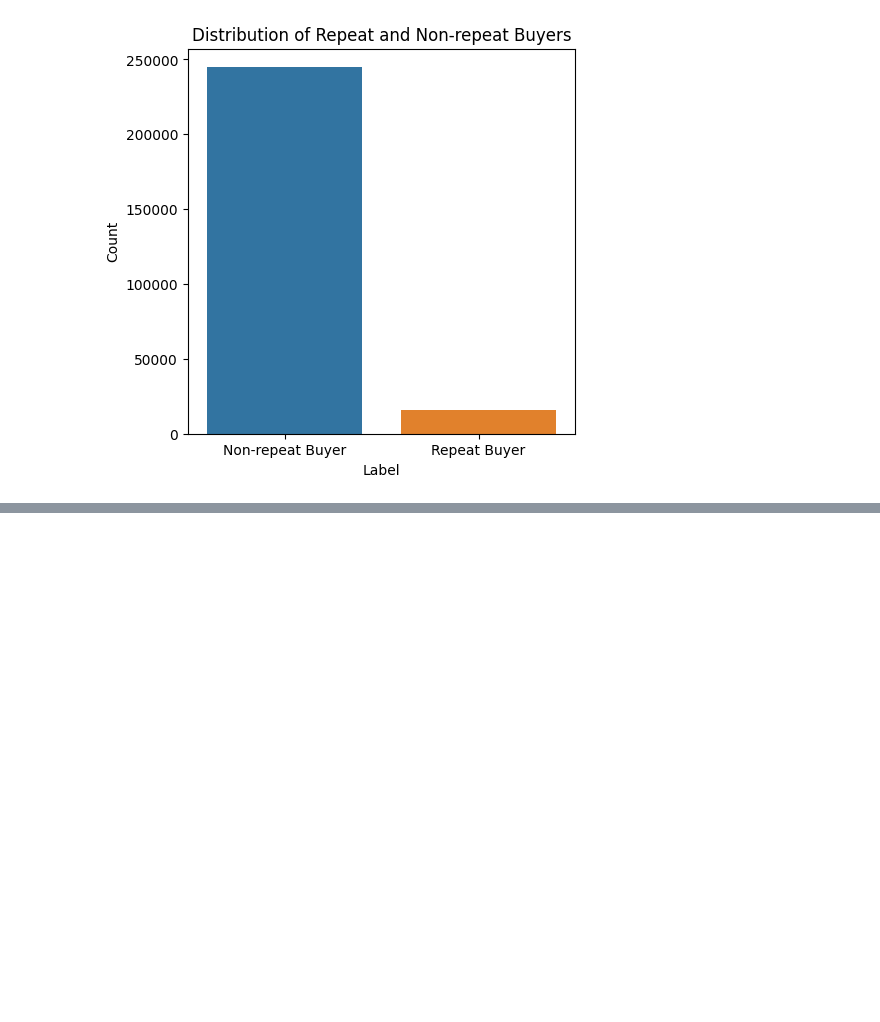
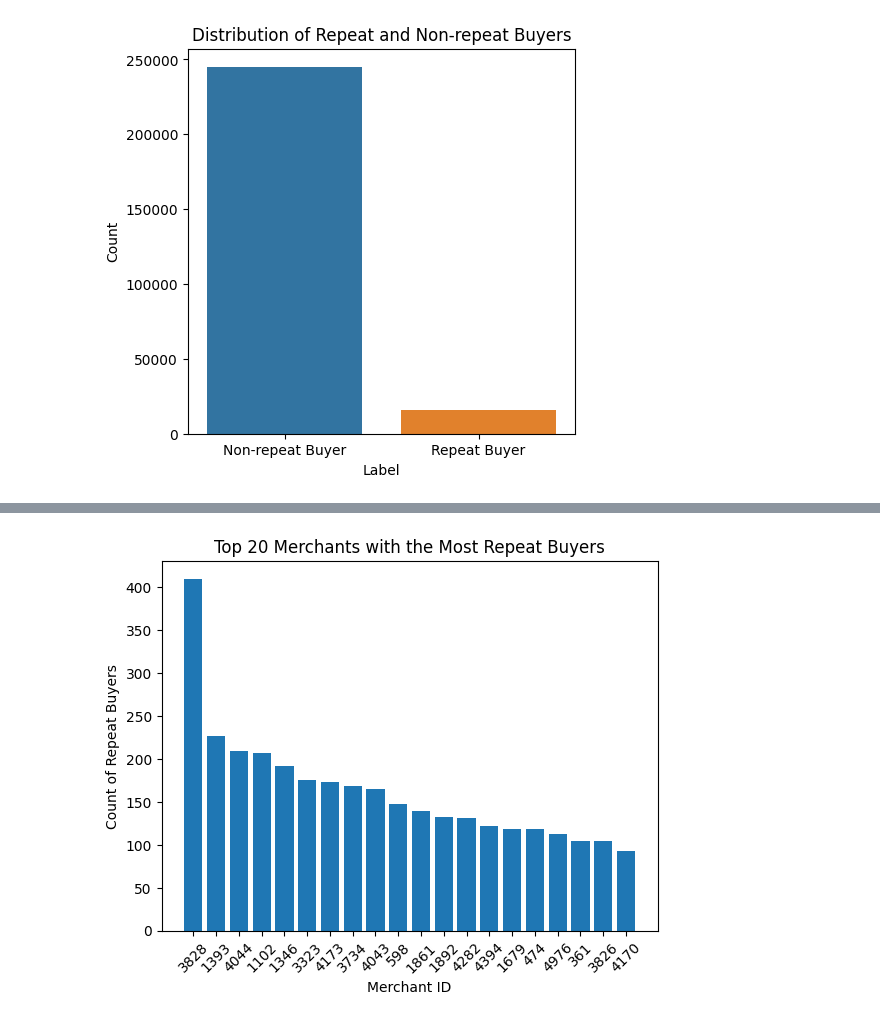
Before and after one commit to CaptainComputer1/CECS550Project, a Jupyter notebook: EM_PR_Final_DataVis.ipynb, the cells around one changed output, grey strips where cells are left out. Saved outputs shown, nothing was run; the diff lists cells and outputs as text; code cells hidden in the pictures; blank space fills up the shorter version.

```diff
--- a/EM_PR_Final_DataVis.ipynb
+++ b/EM_PR_Final_DataVis.ipynb
@@ -178,0 +197,15 @@ plt.show()
+# %%
+# Bar chart - to show the top 20 merchants with the most repeat buyers
+repeat_buyers = train[train['label'] == "Repeat Buyer"]
+merchant_counts = repeat_buyers['merchant_id'].value_counts().head(20)
+
+plt.bar(range(len(merchant_counts)), merchant_counts.values)
+plt.xticks(range(len(merchant_counts)), merchant_counts.index, rotation=45)
+
+plt.title('Top 20 Merchants with the Most Repeat Buyers')
+plt.xlabel('Merchant ID')
+plt.ylabel('Count of Repeat Buyers')
+
+plt.show()
+# %% [output]
+[figure, added]
```
Also changed, not shown: parts of 10 cells of this notebook.
